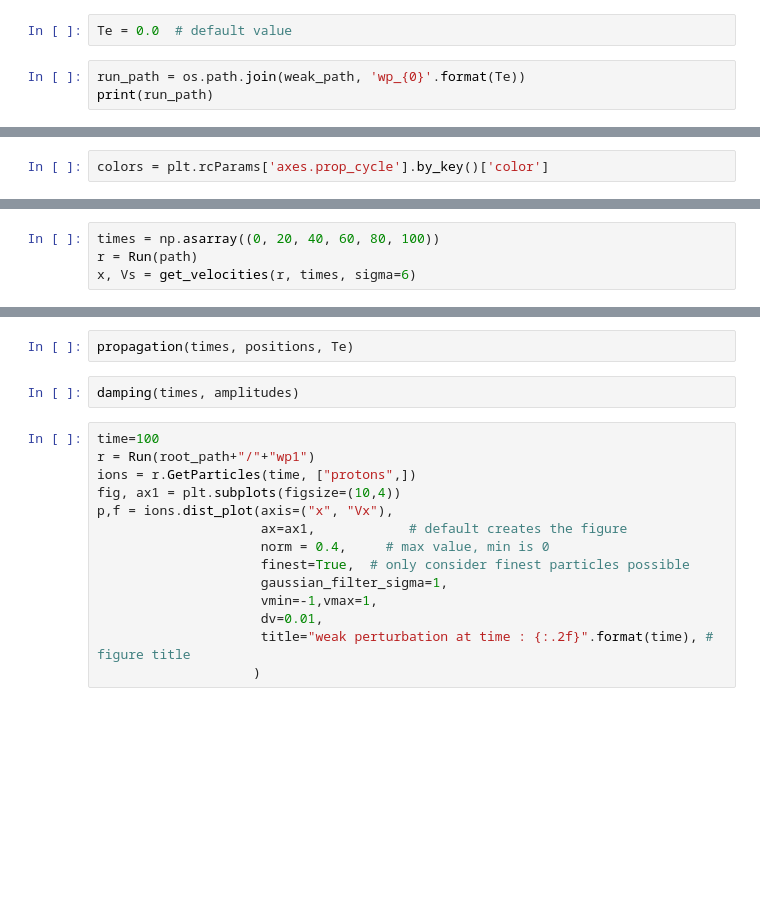
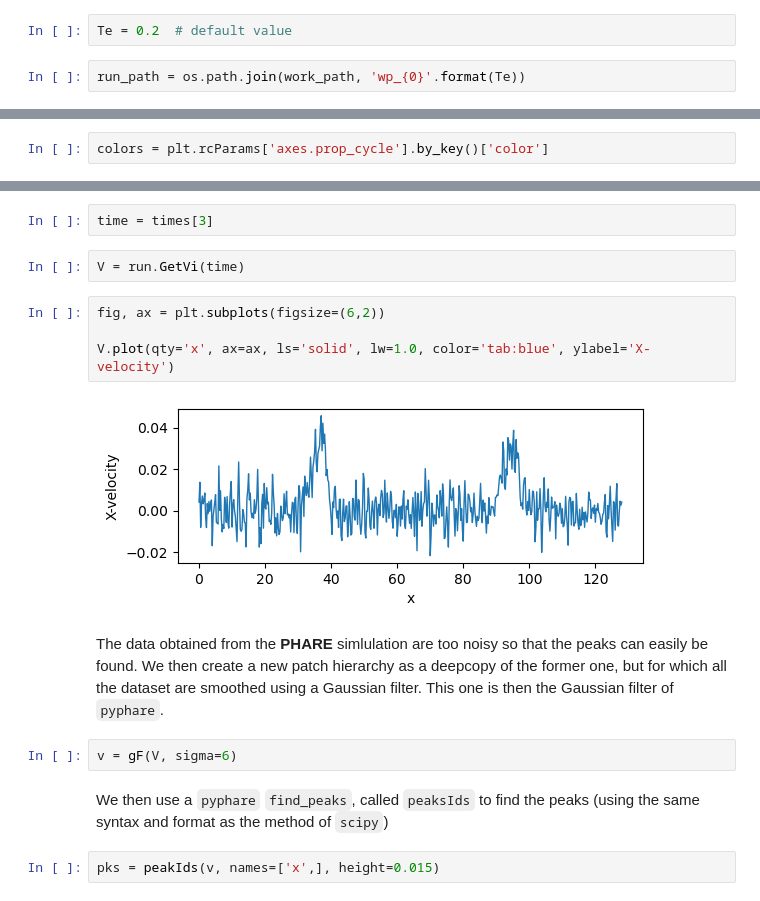
Before and after one commit to rochSmets/farTeach, a Jupyter notebook: 2026/weak/wp.ipynb, the cells around one changed output, grey strips where cells are left out. Saved outputs shown, nothing was run; the diff lists cells and outputs as text; blank space fills up the shorter version.

```diff
--- a/2026/weak/wp.ipynb
+++ b/2026/weak/wp.ipynb
@@ -31,5 +31,4 @@ sys.path.append(os.path.join(phare_path, "pyphare"))
 # %%
-Te = 0.0  # default value
+Te = 0.2  # default value
 # %%
-run_path = os.path.join(weak_path, 'wp_{0}'.format(Te))
-print(run_path)
+run_path = os.path.join(work_path, 'wp_{0}'.format(Te))
@@ -112,4 +58,0 @@ path = root_path+"/"+"wp_0.05"
-# %%
-times = np.asarray((0, 20, 40, 60, 80, 100))
-r = Run(path)
-x, Vs = get_velocities(r, times, sigma=6)
@@ -119,18 +59,18 @@ profiles(times, x, Vs, positions, Te)
-# %%
-propagation(times, positions, Te)
-# %%
-damping(times, amplitudes)
-# %%
-time=100
-r = Run(root_path+"/"+"wp1")
-ions = r.GetParticles(time, ["protons",])
-fig, ax1 = plt.subplots(figsize=(10,4))
-p,f = ions.dist_plot(axis=("x", "Vx"),
-                     ax=ax1,            # default creates the figure
-                     norm = 0.4,     # max value, min is 0
-                     finest=True,  # only consider finest particles possible
-                     gaussian_filter_sigma=1,
-                     vmin=-1,vmax=1,
-                     dv=0.01,
-                     title="weak perturbation at time : {:.2f}".format(time), # figure title
-                    )
+# %%
+time = times[3]
+# %%
+V = run.GetVi(time)
+# %%
+fig, ax = plt.subplots(figsize=(6,2))
+
+V.plot(qty='x', ax=ax, ls='solid', lw=1.0, color='tab:blue', ylabel='X-velocity')
+# %% [output]
+[figure, added]
+# %% [markdown]
+The data obtained from the **PHARE** simlulation are too noisy so that the peaks can easily be found. We then create a new patch hierarchy as a deepcopy of the former one, but for which all the dataset are smoothed using a Gaussian filter. This one is then the Gaussian filter of `pyphare`.
+# %%
+v = gF(V, sigma=6)
+# %% [markdown]
+We then use a `pyphare` `find_peaks`, called `peaksIds` to find the peaks (using the same syntax and format as the method of `scipy`)
+# %%
+pks = peakIds(v, names=['x',], height=0.015)
```
Also changed, not shown: parts of 24 cells of this notebook.
